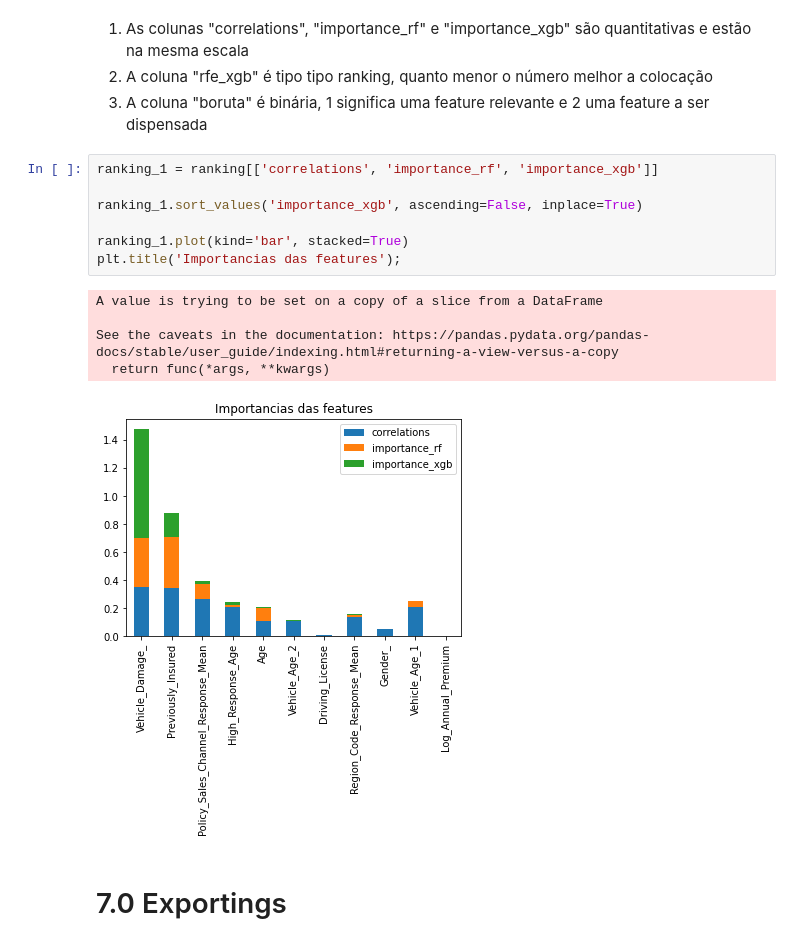
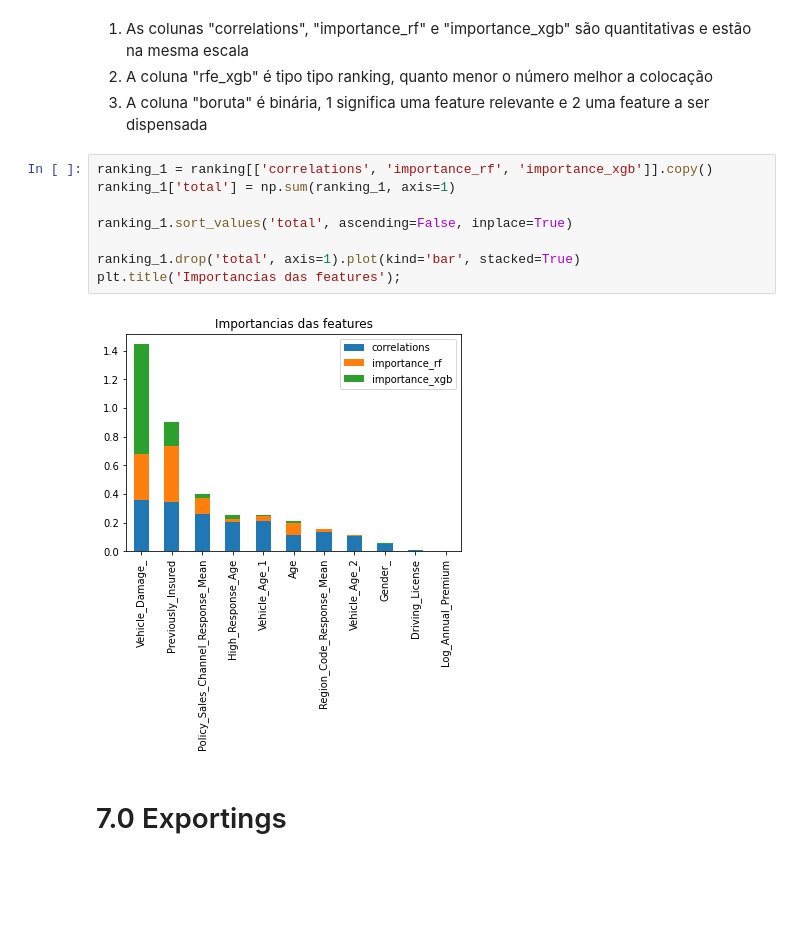
Before and after one commit to Samoelmoura/insurance_sales_predict, a Jupyter notebook: notebooks/1.0 analytics_and_feature_engineering.ipynb, the cells around one changed output. Saved outputs shown, nothing was run; the diff lists cells and outputs as text; blank space fills up the shorter version.

```diff
--- a/notebooks/1.0 analytics_and_feature_engineering.ipynb
+++ b/notebooks/1.0 analytics_and_feature_engineering.ipynb
@@ -1273,18 +1273,15 @@ ranking
 2. A coluna "rfe_xgb" é tipo tipo ranking, quanto menor o número melhor a colocação
 3. A coluna "boruta" é binária, 1 significa uma feature relevante e 2 uma feature a ser dispensada
 # %%
-ranking_1 = ranking[['correlations', 'importance_rf', 'importance_xgb']]
+ranking_1 = ranking[['correlations', 'importance_rf', 'importance_xgb']].copy()
+ranking_1['total'] = np.sum(ranking_1, axis=1)
 
-ranking_1.sort_values('importance_xgb', ascending=False, inplace=True)
+ranking_1.sort_values('total', ascending=False, inplace=True)
 
-ranking_1.plot(kind='bar', stacked=True)
+ranking_1.drop('total', axis=1).plot(kind='bar', stacked=True)
 plt.title('Importancias das features');
 # %% [output]
-A value is trying to be set on a copy of a slice from a DataFrame
-
-See the caveats in the documentation: https://pandas.pydata.org/pandas-docs/stable/user_guide/indexing.html#returning-a-view-versus-a-copy
-  return func(*args, **kwargs)
-[figure, old version]
+[figure, new version]
 # %% [markdown]
 # 7.0 Exportings
 # %% [markdown]
```
Also changed, not shown: parts of 5 cells of this notebook.
